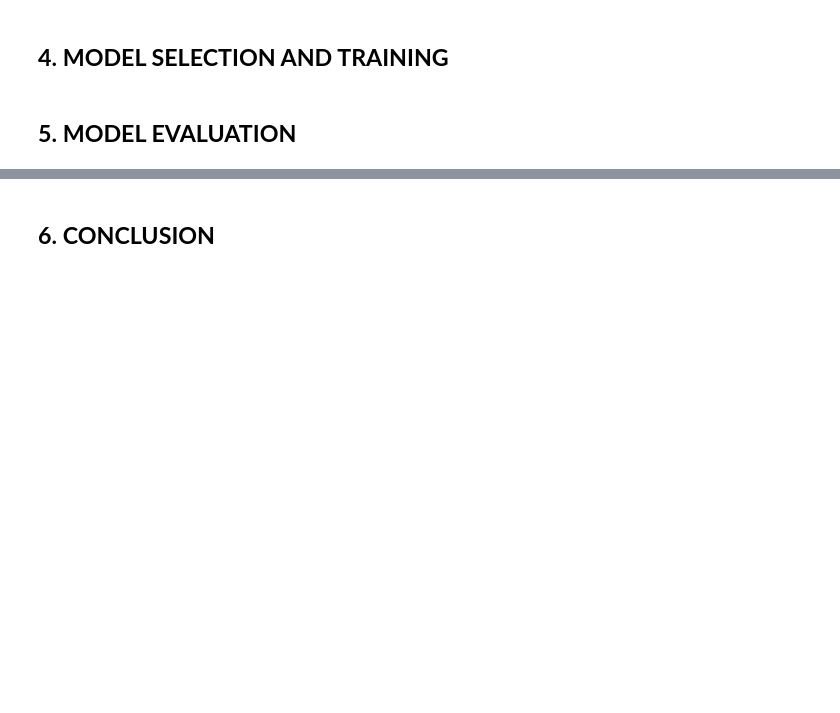
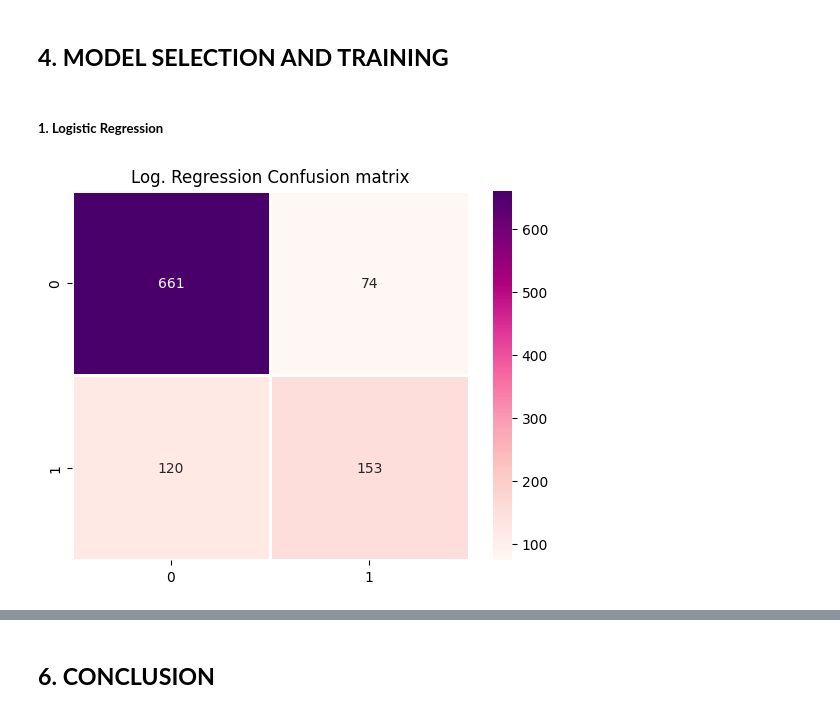
Before and after one commit to Rama-Mwenda/Customer_Churn, a Jupyter notebook: Notebooks/Customer_Churn.ipynb, the cells around one changed output, grey strips where cells are left out. Saved outputs shown, nothing was run; the diff lists cells and outputs as text; code cells hidden in the pictures; blank space fills up the shorter version.

Commit message:
Modeling

```diff
--- a/Notebooks/Customer_Churn.ipynb
+++ b/Notebooks/Customer_Churn.ipynb
@@ -878,0 +895,3 @@ plt.show()
+# %%
+#dropping the na
+train = train.dropna()
@@ -879,4 +964,30 @@ plt.show()
 # %% [markdown]
 ## **4. MODEL SELECTION AND TRAINING**
-# %% [markdown]
-## **5. MODEL EVALUATION**
+# %%
+#Splitting data
+X = train.drop(columns= ['churn'])
+y = train['churn']
+X_train, X_test, y_train, y_test = train_test_split(X, y, train_size = 0.8, random_state = 32)
+# %% [markdown]
+##### **1. Logistic Regression**
+# %%
+# Logistic Regression
+log_reg = LogisticRegression(random_state=32, n_jobs = -1)
+log_reg_model = log_reg.fit(X_train,  y_train)
+
+# Making predictions
+log_reg_pred = log_reg_model.predict(X_test)
+# %%
+# Defining the Confusion Matrix
+lr_conf_mat = confusion_matrix(y_test, log_reg_pred)
+lr_conf_mat = pd.DataFrame(lr_conf_mat).reset_index(drop=True)
+
+# Visualizing the Confusion Matrix
+f, ax = plt.subplots()
+sns.heatmap(lr_conf_mat, annot=True, linewidth=1.0, fmt=".0f", cmap="RdPu", ax=ax)
+plt.xlabel = ("y_pred")
+plt.ylabel = ("y_true")
+plt.title("Log. Regression Confusion matrix")
+plt.show()
+# %% [output]
+[figure, added]
```
Also changed, not shown: parts of 16 cells of this notebook.
